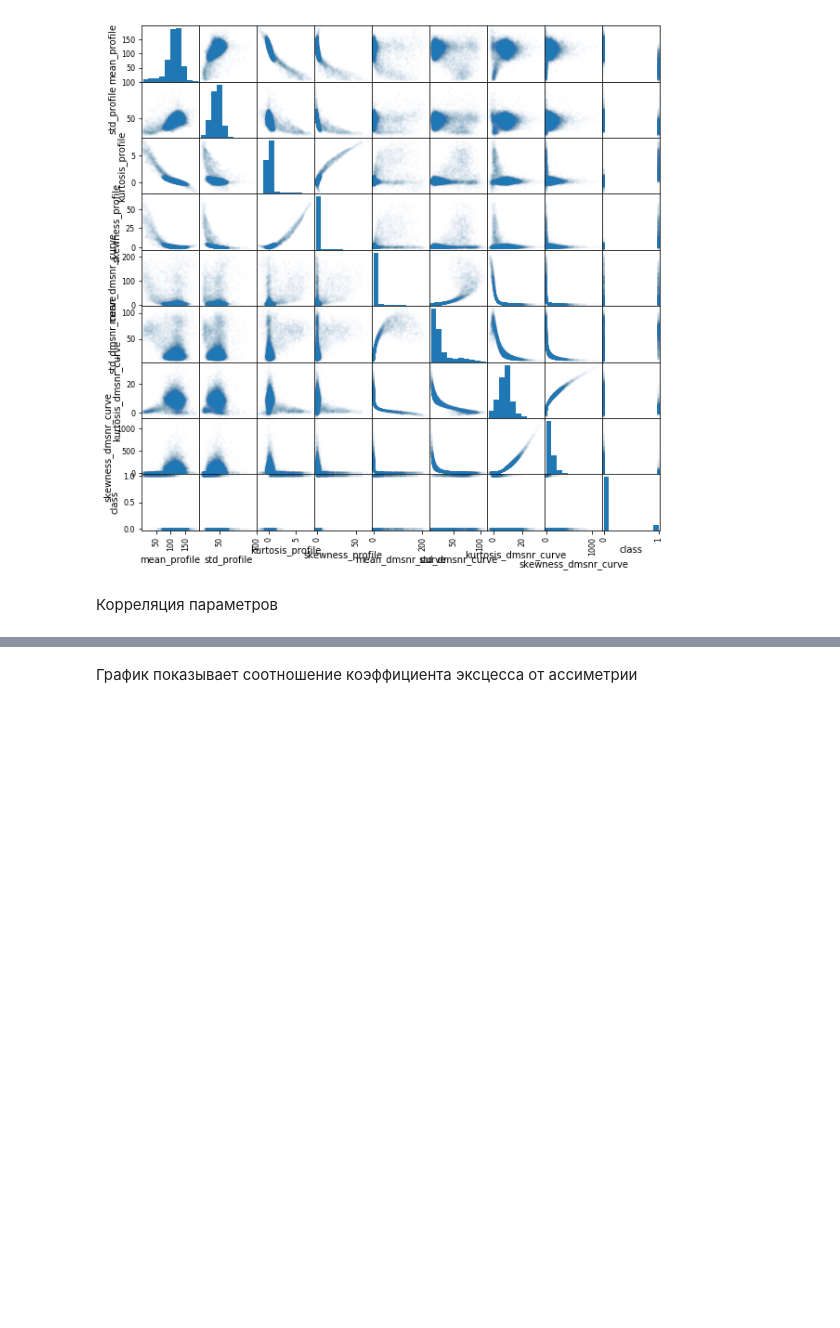
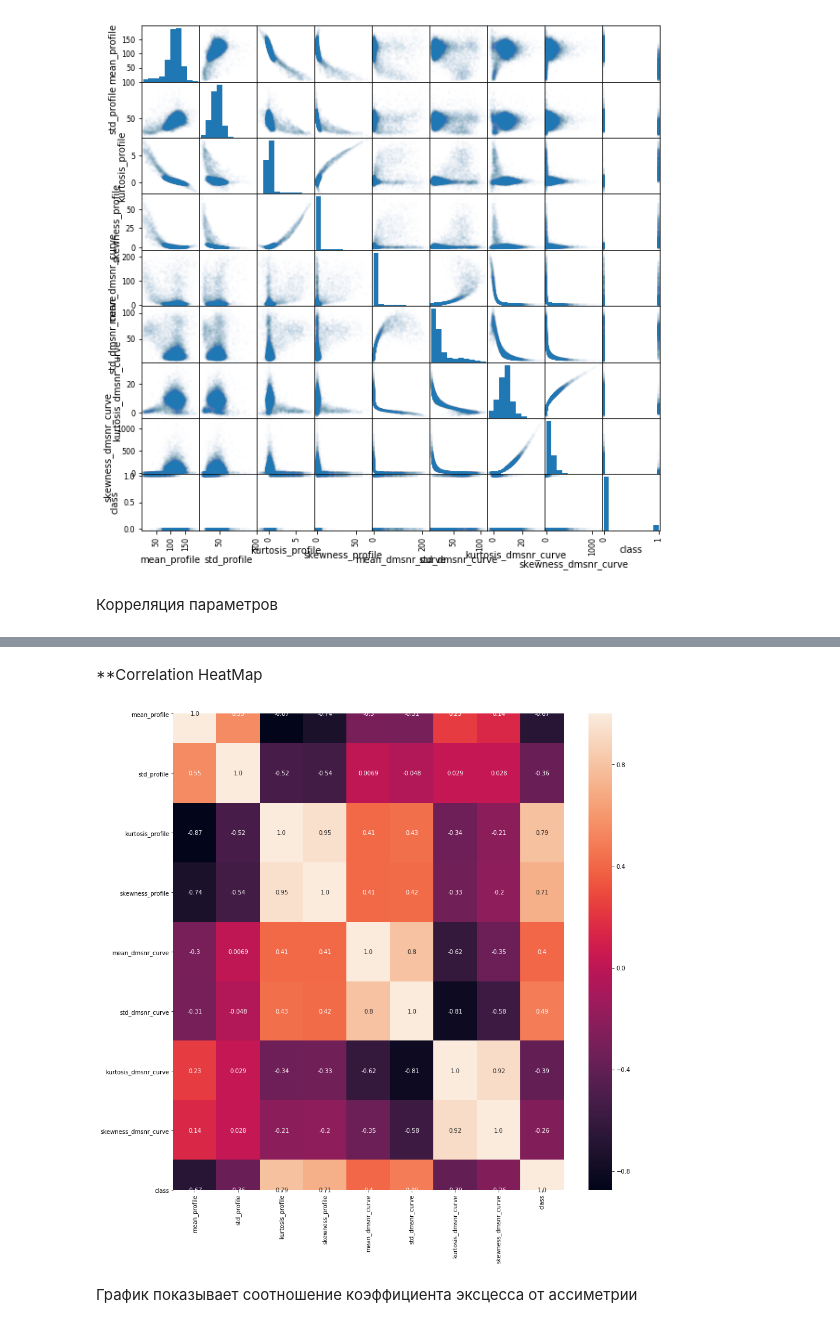
Before and after one commit to SemenDoc/MachineLearningCourse, a Jupyter notebook: Ml_PulsarStar.ipynb, the cells around one changed output, grey strips where cells are left out. Saved outputs shown, nothing was run; the diff lists cells and outputs as text; code cells hidden in the pictures; blank space fills up the shorter version.

```diff
--- a/Ml_PulsarStar.ipynb
+++ b/Ml_PulsarStar.ipynb
@@ -186,3 +186,5 @@ data.corr()
 | kurtosis_dmsnr_curve | 0.234331 | 0.029429 | -0.341209 | -0.328843 | -0.615971 | -0.809786 | ... |
 | skewness_dmsnr_curve | 0.144033 | 0.027691 | -0.214491 | -0.204782 | -0.354269 | -0.575800 | ... |
 | class | -0.673181 | -0.363708 | 0.791591 | 0.709528 | 0.400876 | 0.491535 | ... |
+# %% [markdown]
+**Correlation HeatMap
@@ -189,3 +194,9 @@ data.corr()
+# %%
+f, ax = plt.subplots(figsize = (15, 15))
+sns.heatmap(data.corr(), annot = True, linecolor = "blue", fmt = ".2", ax = ax)
+plt.show()
+# %% [output]
+[figure, added]
 # %% [markdown]
 График показывает соотношение коэффициента эксцесса от ассиметрии
 # %%
```
Also changed, not shown: parts of 20 cells of this notebook.
